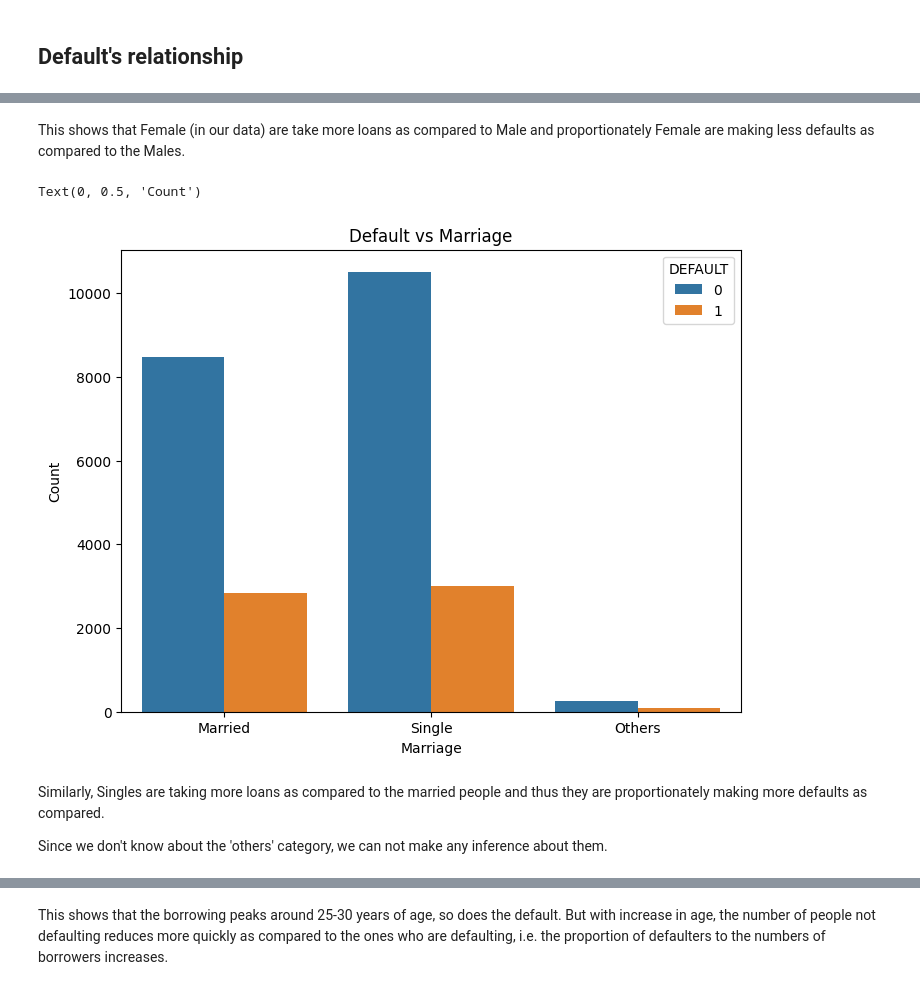
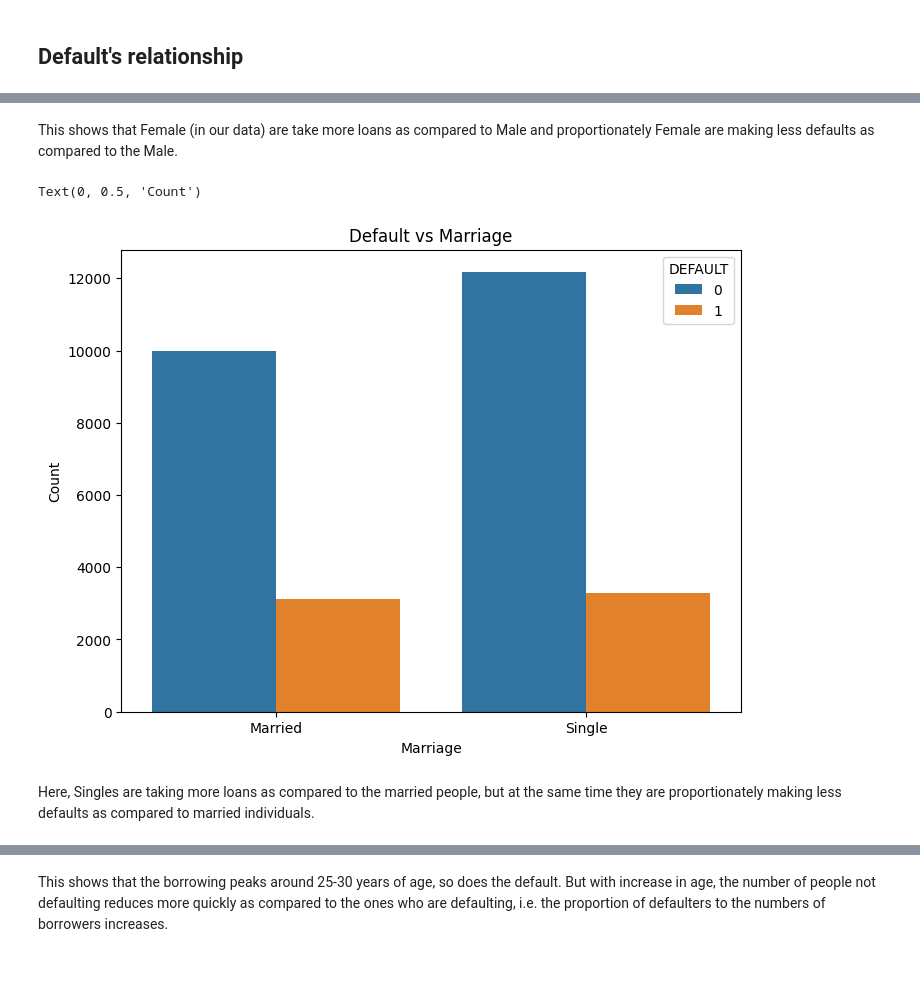
Before and after one commit to utkarsh-284/Credit-Default-Risk, a Jupyter notebook: Credit_Default_Prediction.ipynb, the cells around one changed output, grey strips where cells are left out. Saved outputs shown, nothing was run; the diff lists cells and outputs as text; code cells hidden in the pictures.

```diff
--- a/Credit_Default_Prediction.ipynb
+++ b/Credit_Default_Prediction.ipynb
@@ -203,0 +210,4 @@ df1['TOTAL_PAY_AMT'] = pd.to_numeric(df1['TOTAL_PAY_AMT'], errors='coerce').fill
+# %%
+df2 = df1[df1['EDUCATION'] != 'Others']
+df2 = df2[df2['MARRIAGE'] != 'Others']
+df2.shape
@@ -221,0 +266,5 @@ plt.tight_layout()
+# %%
+p = 0.99
+upper = df2['TOTAL_BILL_AMT'].quantile(p)
+df3 = df2[df2['TOTAL_BILL_AMT'] <= upper]
+df3.shape
@@ -221,0 +273,5 @@ plt.tight_layout()
+# %%
+p = 0.99
+upper = df3['TOTAL_PAY_AMT'].quantile(p)
+df3 = df3[df3['TOTAL_PAY_AMT'] <= upper]
+df3.shape
@@ -365,9 +359,9 @@ bins = [0, 25, 35, 60, float('inf')]  # Define age ranges
 labels = ['Young Adult', 'Adult', 'Middle-Aged', 'Senior']
 
 # Create a new column 'Age_Category' based on age
-df2.loc[:, 'AGE_CATEGORY'] = pd.cut(df2['AGE'], bins=bins, labels=labels,
+df3.loc[:, 'AGE_CATEGORY'] = pd.cut(df3['AGE'], bins=bins, labels=labels,
                                     right=False)
-df2.head()
+df3.head()
 # %% [output]
 |  | ID | LIMIT_BAL | SEX | EDUCATION | MARRIAGE | AGE | PAY_0 | PAY_2 | PAY_3 | PAY_4 | ... |
 | 1 | 1 | 20000 | Female | University | Married | 24 | 2 | 2 | -1 | -1 | ... |
@@ -392,17 +388,15 @@ Text(0, 0.5, 'Count')
 # %% [markdown]
-This shows that Female (in our data) are take more loans as compared to Male and proportionately Female are making less defaults as compared to the Males.
+This shows that Female (in our data) are take more loans as compared to Male and proportionately Female are making less defaults as compared to the Male.
 # %%
 plt.figure(figsize=(8, 6))
-sns.countplot(x='MARRIAGE', hue='DEFAULT', data=df2)
+sns.countplot(x='MARRIAGE', hue='DEFAULT', data=df3)
 plt.title('Default vs Marriage')
 plt.xlabel('Marriage')
 plt.ylabel('Count')
 # %% [output]
 Text(0, 0.5, 'Count')
-[figure, old version]
+[figure, new version]
 # %% [markdown]
-Similarly, Singles are taking more loans as compared to the married people and thus they are proportionately making more defaults as compared.
-
-Since we don't know about the 'others' category, we can not make any inference about them.
+Here, Singles are taking more loans as compared to the married people, but at the same time they are proportionately making less defaults as compared to married individuals.
 # %%
 plt.figure(figsize=(8, 6))
```
Also changed, not shown: parts of 70 cells of this notebook.
